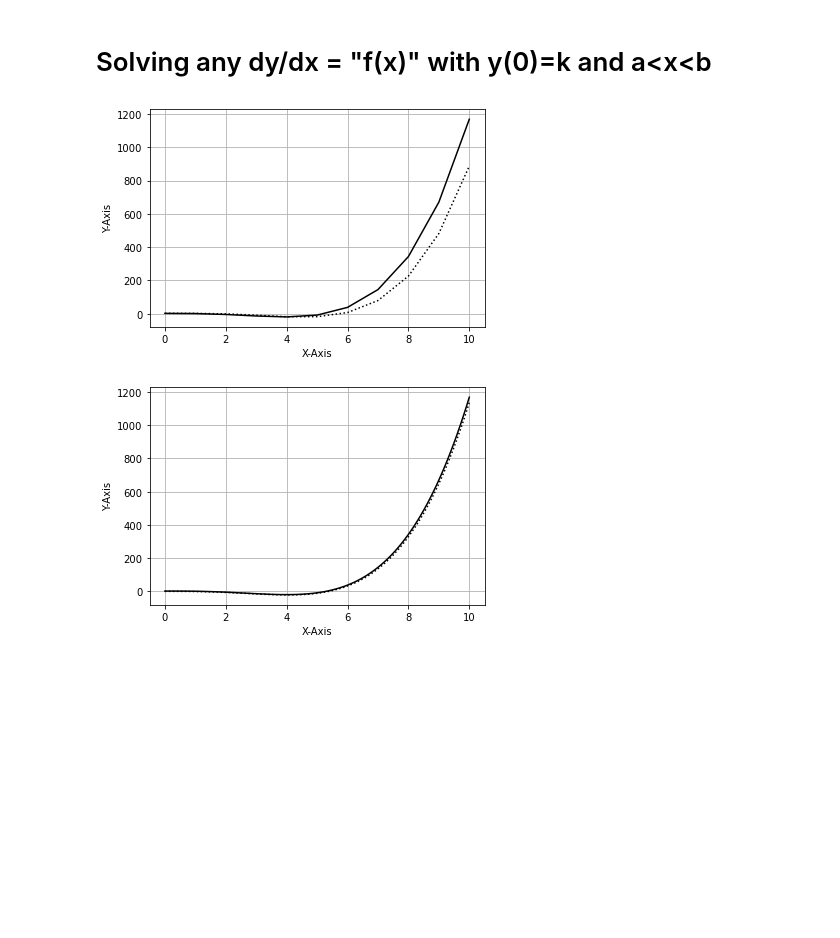
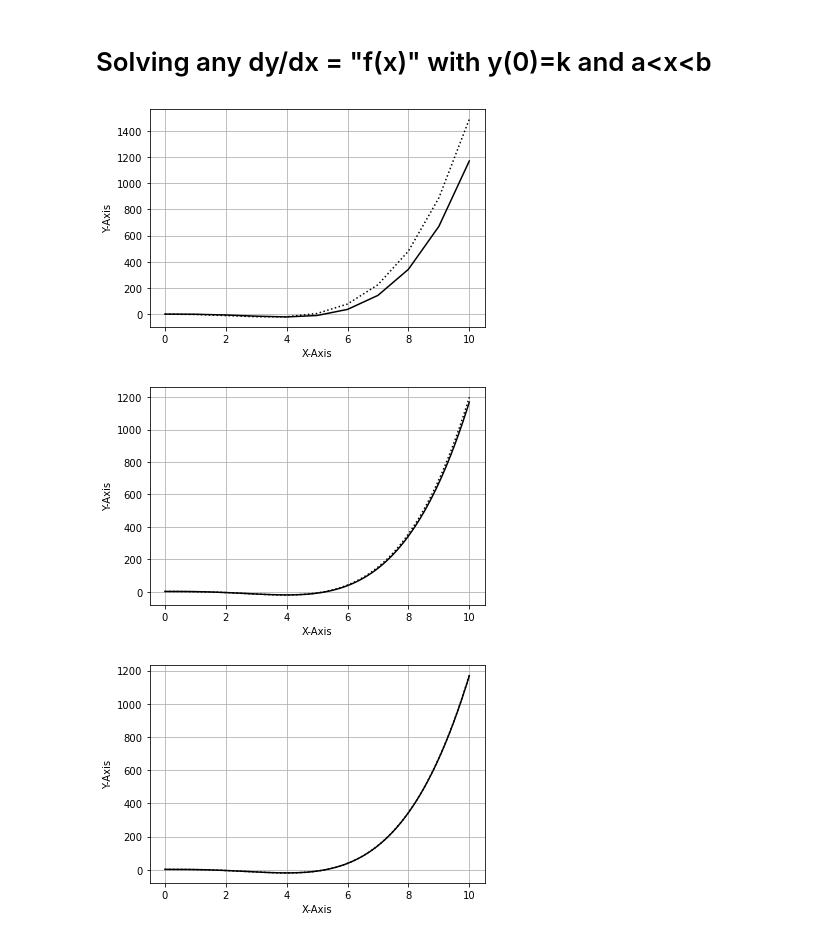
Before and after one commit to Seer885/damped-wave-eq-project, a Jupyter notebook: code-work/first-differential-equation-solving.ipynb, the cells around one changed output. Saved outputs shown, nothing was run; the diff lists cells and outputs as text; code cells hidden in the pictures; blank space fills up the shorter version.

```diff
--- a/code-work/first-differential-equation-solving.ipynb
+++ b/code-work/first-differential-equation-solving.ipynb
@@ -94,24 +94,29 @@ def func_diff(initial, x_max, interv_num):
 
 
 
-    # Generate our I-matrix
-    # Start with our initial value at y(0)
-    i_matrix = np.array([initial])
+    # Generate our I-matrix of the form I = [h*f(x_0)+y(0) ; h*f(x_1) ; h*f(x_2) ; etc]
+    # We DO NOT WANT h to be multiplied to y(0) as that affects the initial value of the graph
+    i_matrix = interv_width * yp_val
+    i_matrix[0] += initial
 
-    # Append the other values of "f(x)"
-    i_matrix = np.append( i_matrix , yp_val[:-1] )
+
 
 
 
 
     # Create our y-values based on our equation y(x) = (interval width) * (inverse D1) * (I matrix)
-    y_val = interv_width * np.matmul( np.linalg.inv(D1(interv_num+1)) , i_matrix )
+    y_val = np.matmul( np.linalg.inv(D1(interv_num+1)) , i_matrix )
 
 
 
 
-    # Plot our values
+    # Plot our values and the EXACT values for comparison purposes
     plt.plot(x_val, y_val, color="black", linestyle="dotted")
+
+    exact_y = (1/4) * x_val ** 4 - (4/3) * x_val ** 3 + 2
+    plt.plot(x_val, exact_y, color="black")
+
+    #Make cosmetic expectations and display the graph
     plt.grid()
     plt.xlabel("X-Axis")
     plt.ylabel("Y-Axis")
@@ -119,8 +124,10 @@ def func_diff(initial, x_max, interv_num):
 # %%
 # Testing this out with dy/dx = x^3-4x^2, y(0)=2, 0<x<10, and 1000 subintervals
 # Remember the function is func_diff(initial, x_max, interv_num)
 func_diff(2,10,10)
 func_diff(2,10,100)
+func_diff(2,10,1000)
 # %% [output]
-[figure, old version]
+[figure, new version]
-[figure, old version]
+[figure, new version]
+[figure, added]
```
